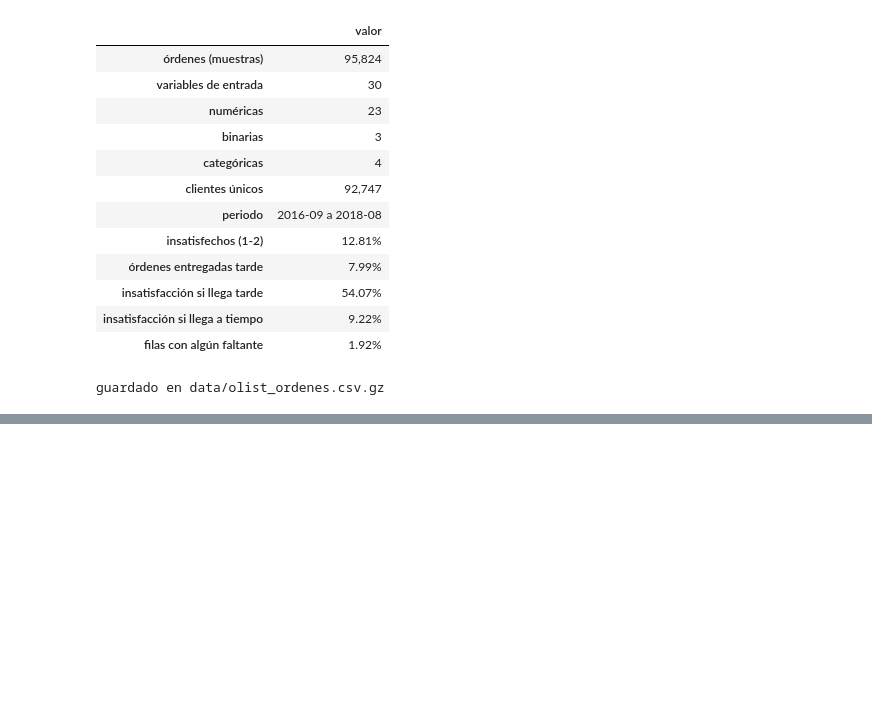
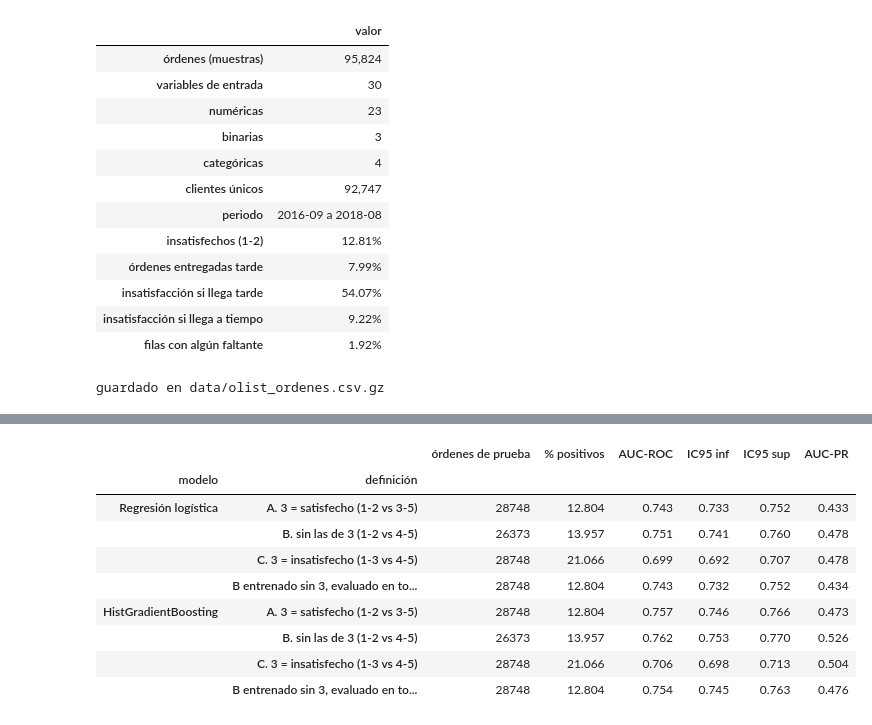
Before and after one commit to julianGuerra92/modelos-simulacion-2-olist-ml, a Jupyter notebook: 01_eda_olist.ipynb, the cells around one changed output, grey strips where cells are left out. Cells and saved outputs as stored; diff of their text form; code cells hidden in the pictures; blank space fills up the shorter version.

```diff
--- a/01_eda_olist.ipynb
+++ b/01_eda_olist.ipynb
@@ -812,0 +989,50 @@ guardado en data/olist_ordenes.csv.gz
+# %%
+def auc_con_ic(y, p, n_boot=200, seed=0):
+    """AUC-ROC con intervalo de confianza del 95 % por bootstrap."""
+    rng = np.random.default_rng(seed)
+    y, p = np.asarray(y), np.asarray(p)
+    boots = []
+    for _ in range(n_boot):
+        i = rng.integers(0, len(y), len(y))
+        boots.append(roc_auc_score(y[i], p[i]))
+    return roc_auc_score(y, p), np.percentile(boots, 2.5), np.percentile(boots, 97.5)
+
+# Cada definición: qué órdenes se usan y cuáles son positivas (insatisfechas)
+definiciones = {
+    "A. 3 = satisfecho (1-2 vs 3-5)": (lambda s: np.ones(len(s), bool), lambda s: s <= 2),
+    "B. sin las de 3 (1-2 vs 4-5)": (lambda s: s != 3, lambda s: s <= 2),
+    "C. 3 = insatisfecho (1-3 vs 4-5)": (lambda s: np.ones(len(s), bool), lambda s: s <= 3),
+}
+
+filas = []
+for nombre_m in ["Regresión logística", "HistGradientBoosting"]:
+    for nombre_d, (usar, positivo) in definiciones.items():
+        tr, te = usar(s_tr), usar(s_te)
+        m = nuevo_modelo(nombre_m).fit(X_tr[tr], positivo(s_tr[tr]).astype(int))
+        y_te, p_te = positivo(s_te[te]).astype(int), m.predict_proba(X_te[te])[:, 1]
+        auc, lo, hi = auc_con_ic(y_te, p_te)
+        filas.append({"modelo": nombre_m, "definición": nombre_d, "órdenes de prueba": te.sum(),
+                      "% positivos": 100 * y_te.mean(), "AUC-ROC": auc, "IC95 inf": lo, "IC95 sup": hi,
+                      "AUC-PR": average_precision_score(y_te, p_te)})
+    # Entrenar sin las de 3, pero evaluar sobre TODAS las órdenes con la definición A
+    tr = s_tr != 3
+    m = nuevo_modelo(nombre_m).fit(X_tr[tr], (s_tr[tr] <= 2).astype(int))
+    y_te, p_te = (s_te <= 2).astype(int), m.predict_proba(X_te)[:, 1]
+    auc, lo, hi = auc_con_ic(y_te, p_te)
+    filas.append({"modelo": nombre_m, "definición": "B entrenado sin 3, evaluado en todas (def. A)",
+                  "órdenes de prueba": len(s_te), "% positivos": 100 * y_te.mean(), "AUC-ROC": auc,
+                  "IC95 inf": lo, "IC95 sup": hi, "AUC-PR": average_precision_score(y_te, p_te)})
+
+sensibilidad = pd.DataFrame(filas).set_index(["modelo", "definición"])
+sensibilidad
+# %% [output]
+|  |  | órdenes de prueba | % positivos | AUC-ROC | IC95 inf | IC95 sup | AUC-PR |
+| modelo | definición |  |  |  |  |  |  |
+| Regresión logística | A. 3 = satisfecho (1-2 vs 3-5) | 28748 | 12.804 | 0.743 | 0.733 | 0.752 | 0.433 |
+|  | B. sin las de 3 (1-2 vs 4-5) | 26373 | 13.957 | 0.751 | 0.741 | 0.760 | 0.478 |
+|  | C. 3 = insatisfecho (1-3 vs 4-5) | 28748 | 21.066 | 0.699 | 0.692 | 0.707 | 0.478 |
+|  | B entrenado sin 3, evaluado en to... | 28748 | 12.804 | 0.743 | 0.732 | 0.752 | 0.434 |
+| HistGradientBoosting | A. 3 = satisfecho (1-2 vs 3-5) | 28748 | 12.804 | 0.757 | 0.746 | 0.766 | 0.473 |
+|  | B. sin las de 3 (1-2 vs 4-5) | 26373 | 13.957 | 0.762 | 0.753 | 0.770 | 0.526 |
+|  | C. 3 = insatisfecho (1-3 vs 4-5) | 28748 | 21.066 | 0.706 | 0.698 | 0.713 | 0.504 |
+|  | B entrenado sin 3, evaluado en to... | 28748 | 12.804 | 0.754 | 0.745 | 0.763 | 0.476 |
```
Also changed, not shown: parts of 16 cells of this notebook, 4 other files.
